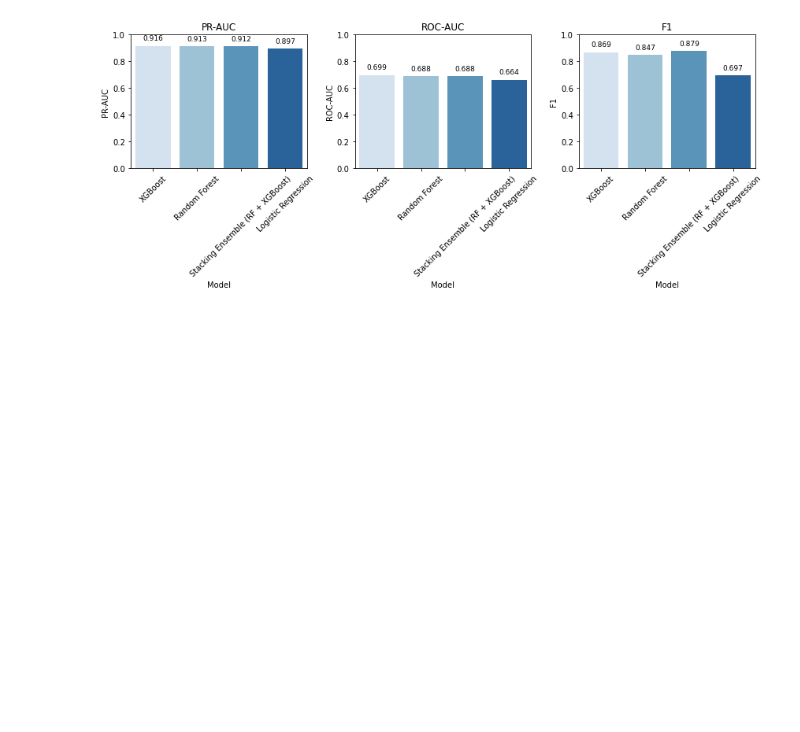
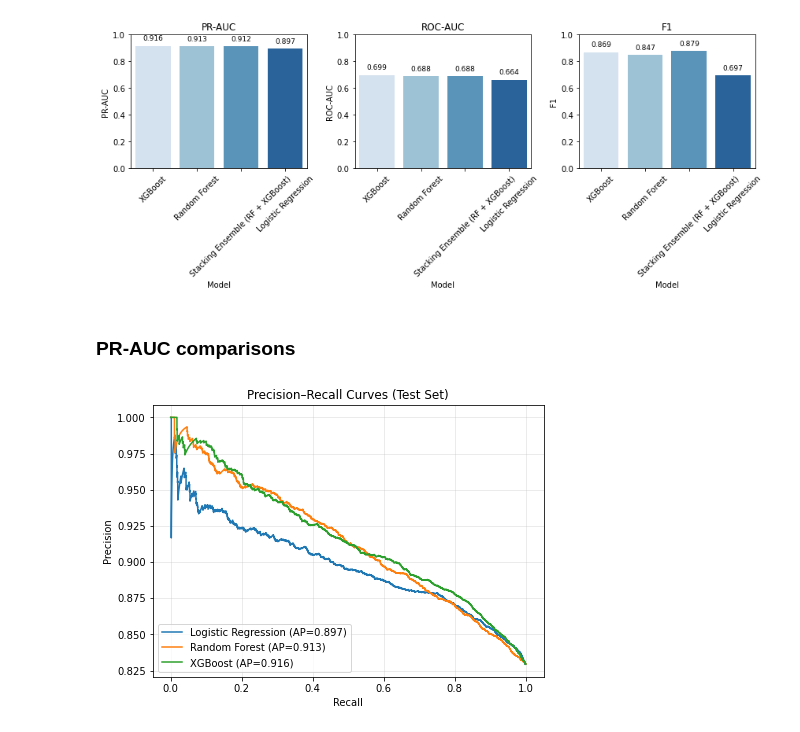
Before and after one commit to KweyuV/Digitizing-Loan-Approvals-for-Financial-Inclusion, a Jupyter notebook: Loan_approval_final.ipynb, the cells around one changed output. Saved outputs shown, nothing was run; the diff lists cells and outputs as text; code cells hidden in the pictures; blank space fills up the shorter version.

Commit message:
Add PR-AUC comparison

```diff
--- a/Loan_approval_final.ipynb
+++ b/Loan_approval_final.ipynb
@@ -848,3 +848,47 @@ Stakeholder Summary Table:
 | 2 | Stacking Ensemble (RF + XGBoost) | 0.912 | 0.688 | 0.791 | 0.848 | 0.912 | 0.879 |
 | 3 | Logistic Regression | 0.897 | 0.664 | 0.587 | 0.889 | 0.573 | 0.697 |
 [figure]
+# %% [markdown]
+### PR-AUC comparisons
+# %%
+# Precision–Recall Curves for Logistic, Random Forest, XGBoost, and Ensemble
+# --------------------------------------------------------------------------
+# Each curve shows the trade-off between catching more defaults (Recall)
+# and being accurate when flagging them (Precision).
+# The AP (Average Precision) is the same as PR-AUC; higher is better.
+
+import matplotlib.pyplot as plt
+from sklearn.metrics import precision_recall_curve, average_precision_score
+
+plt.figure(figsize=(7,5))
+
+# Logistic Regression
+prec, rec, _ = precision_recall_curve(y_test, log_proba)
+ap = average_precision_score(y_test, log_proba)
+plt.plot(rec, prec, label=f"Logistic Regression (AP={ap:.3f})")
+
+# Random Forest
+prec, rec, _ = precision_recall_curve(y_test, rf_proba)
+ap = average_precision_score(y_test, rf_proba)
+plt.plot(rec, prec, label=f"Random Forest (AP={ap:.3f})")
+
+# XGBoost
+if 'xgb_proba' in globals() and xgb_proba is not None:
+    prec, rec, _ = precision_recall_curve(y_test, xgb_proba)
+    ap = average_precision_score(y_test, xgb_proba)
+    plt.plot(rec, prec, label=f"XGBoost (AP={ap:.3f})")
+
+# Weighted Ensemble
+if 'ensw_proba' in globals() and ensw_proba is not None:
+    prec, rec, _ = precision_recall_curve(y_test, ensw_proba)
+    ap = average_precision_score(y_test, ensw_proba)
+    plt.plot(rec, prec, label=f"Weighted Ensemble (AP={ap:.3f})", linewidth=2.2)
+
+plt.title("Precision–Recall Curves (Test Set)")
+plt.xlabel("Recall")
+plt.ylabel("Precision")
+plt.legend(loc="lower left")
+plt.grid(alpha=0.3)
+plt.show()
+# %% [output]
+[figure, added]
```
Also changed, not shown: parts of 4 cells of this notebook.
